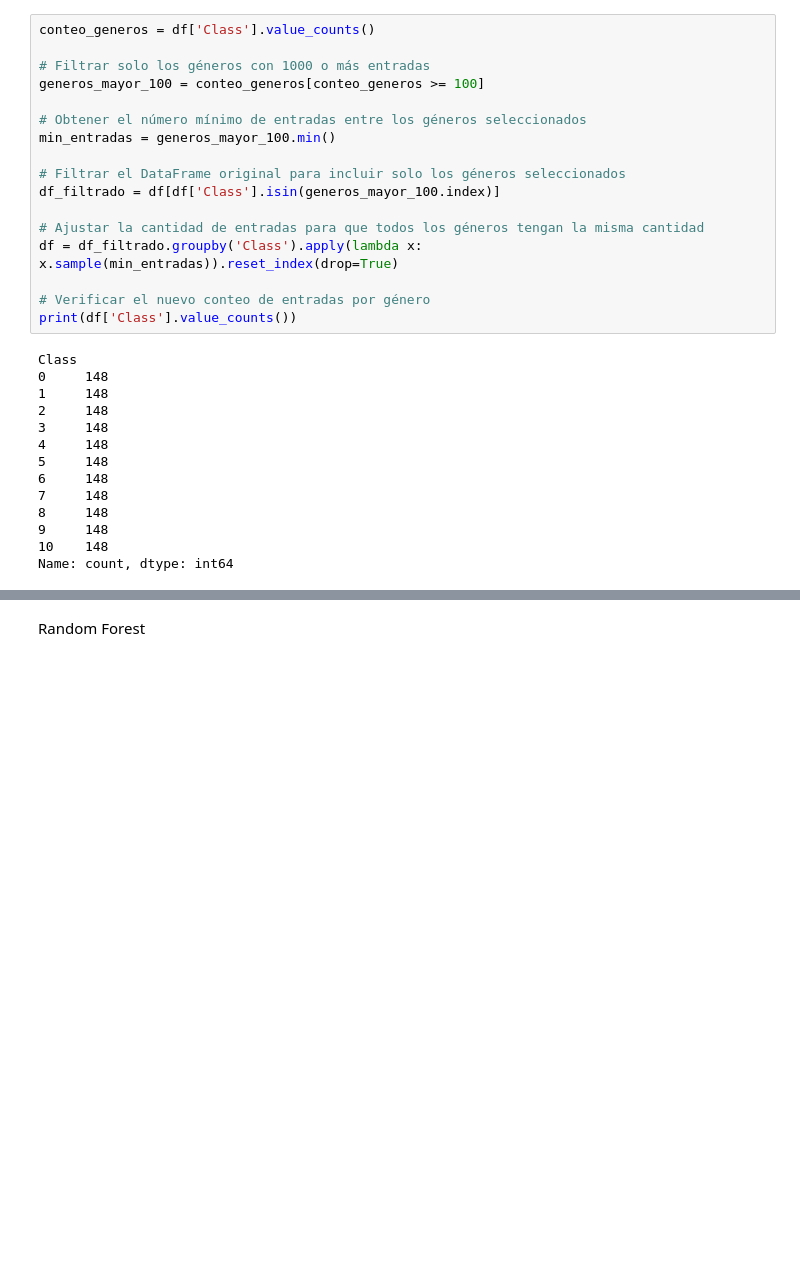
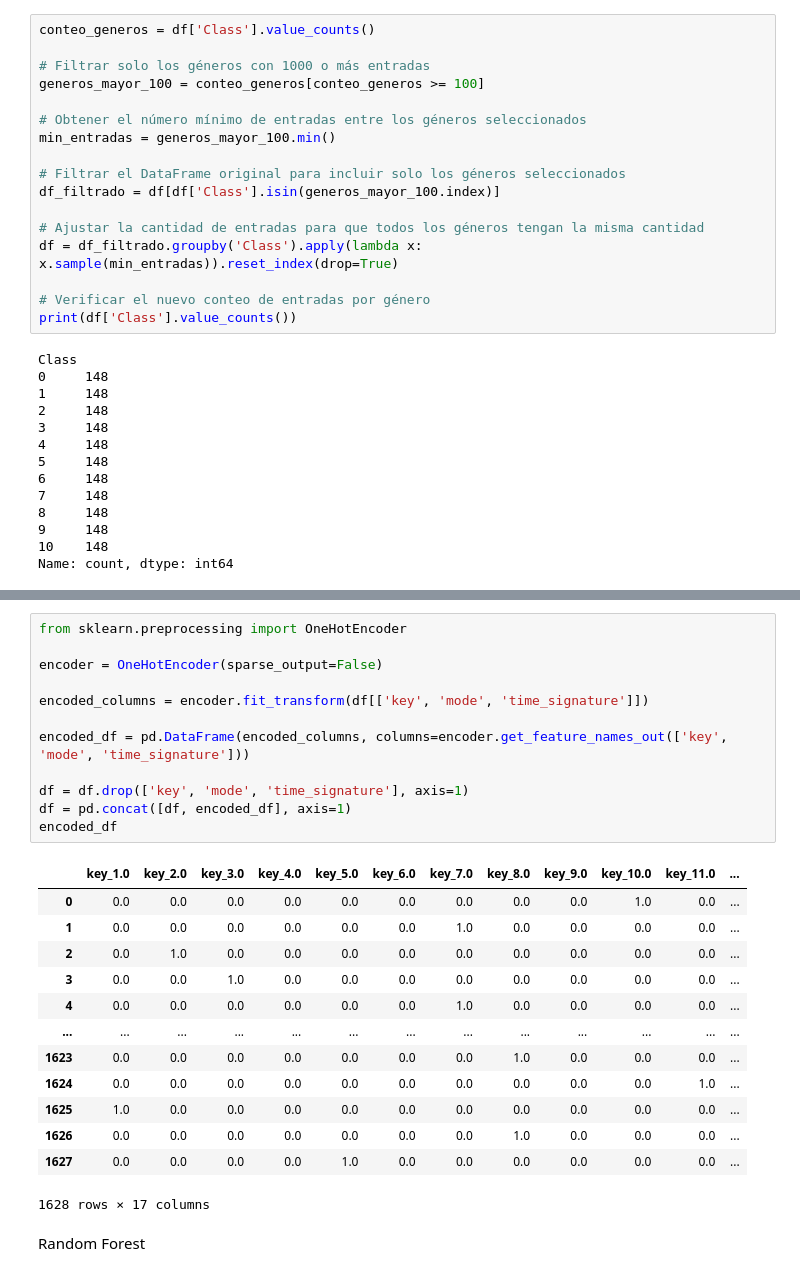
Before and after one commit to gaanno/proyecto-ml, a Jupyter notebook: proyecto svm.ipynb, the cells around one changed output, grey strips where cells are left out. Saved outputs shown, nothing was run; the diff lists cells and outputs as text; blank space fills up the shorter version.

```diff
--- a/proyecto svm.ipynb
+++ b/proyecto svm.ipynb
@@ -180,3 +180,29 @@ df.head()
+# %%
+from sklearn.preprocessing import OneHotEncoder
+
+encoder = OneHotEncoder(sparse_output=False)
+
+encoded_columns = encoder.fit_transform(df[['key', 'mode', 'time_signature']])
+
+encoded_df = pd.DataFrame(encoded_columns, columns=encoder.get_feature_names_out(['key', 'mode', 'time_signature']))
+
+df = df.drop(['key', 'mode', 'time_signature'], axis=1)
+df = pd.concat([df, encoded_df], axis=1)
+encoded_df
+# %% [output]
+|  | key_1.0 | key_2.0 | key_3.0 | key_4.0 | key_5.0 | key_6.0 | key_7.0 | key_8.0 | key_9.0 | key_10.0 | key_11.0 | ... |
+| 0 | 0.0 | 0.0 | 0.0 | 0.0 | 0.0 | 0.0 | 0.0 | 0.0 | 0.0 | 1.0 | 0.0 | ... |
+| 1 | 0.0 | 0.0 | 0.0 | 0.0 | 0.0 | 0.0 | 1.0 | 0.0 | 0.0 | 0.0 | 0.0 | ... |
+| 2 | 0.0 | 1.0 | 0.0 | 0.0 | 0.0 | 0.0 | 0.0 | 0.0 | 0.0 | 0.0 | 0.0 | ... |
+| 3 | 0.0 | 0.0 | 1.0 | 0.0 | 0.0 | 0.0 | 0.0 | 0.0 | 0.0 | 0.0 | 0.0 | ... |
+| 4 | 0.0 | 0.0 | 0.0 | 0.0 | 0.0 | 0.0 | 1.0 | 0.0 | 0.0 | 0.0 | 0.0 | ... |
+| ... | ... | ... | ... | ... | ... | ... | ... | ... | ... | ... | ... | ... |
+| 1623 | 0.0 | 0.0 | 0.0 | 0.0 | 0.0 | 0.0 | 0.0 | 1.0 | 0.0 | 0.0 | 0.0 | ... |
+| 1624 | 0.0 | 0.0 | 0.0 | 0.0 | 0.0 | 0.0 | 0.0 | 0.0 | 0.0 | 0.0 | 1.0 | ... |
+| 1625 | 1.0 | 0.0 | 0.0 | 0.0 | 0.0 | 0.0 | 0.0 | 0.0 | 0.0 | 0.0 | 0.0 | ... |
+| 1626 | 0.0 | 0.0 | 0.0 | 0.0 | 0.0 | 0.0 | 0.0 | 1.0 | 0.0 | 0.0 | 0.0 | ... |
+| 1627 | 0.0 | 0.0 | 0.0 | 0.0 | 1.0 | 0.0 | 0.0 | 0.0 | 0.0 | 0.0 | 0.0 | ... |
+1628 rows × 17 columns
 # %% [markdown]
 Random Forest
 # %%
```
Also changed, not shown: parts of 16 cells of this notebook.
